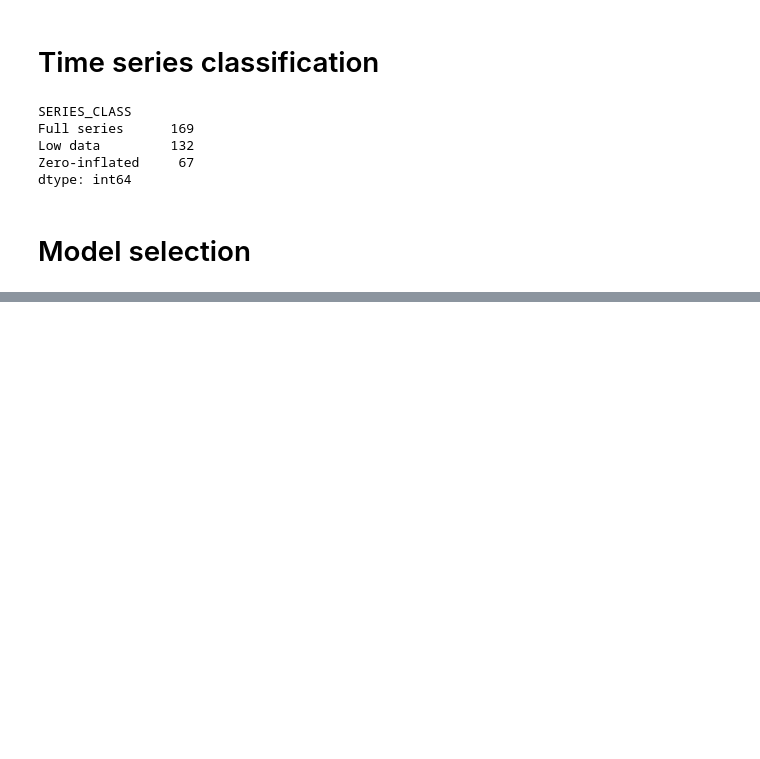
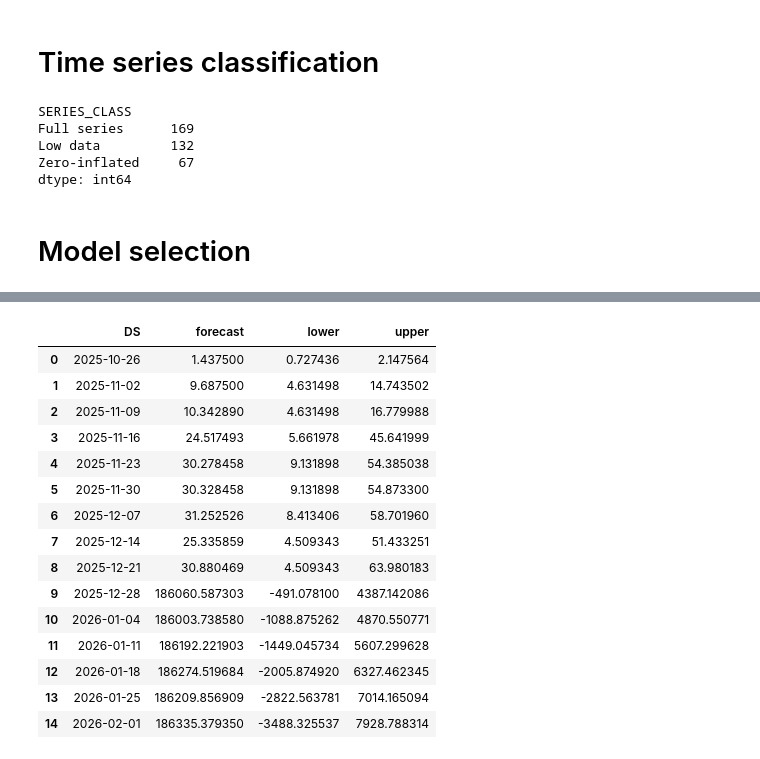
Before and after one commit to paulohubert/MeLiPH, a Jupyter notebook: PruebaTecnica.ipynb, the cells around one changed output, grey strips where cells are left out. Saved outputs shown, nothing was run; the diff lists cells and outputs as text; code cells hidden in the pictures; blank space fills up the shorter version.

```diff
--- a/PruebaTecnica.ipynb
+++ b/PruebaTecnica.ipynb
@@ -227,0 +260,13 @@ NameError: name 'backtest_full_series' is not defined
+# %%
+# Selection setup
+# error_type: "point" or "interval"
+error_type = "point"
+
+# Point metrics: MAE, RMSE, MAPE, MASE
+# Interval metric: CI_COVERAGE
+selected_metric = "MAE"
+
+# Direction of optimization for the selected metric:
+# - point errors -> minimize
+# - CI coverage -> maximize
+optimize = "min" if error_type == "point" else "max"
@@ -227,0 +520,19 @@ NameError: name 'backtest_full_series' is not defined
+# %%
+aggregate_6w_forecast_df
+# %% [output]
+|  | DS | forecast | lower | upper |
+| 0 | 2025-10-26 | 1.437500 | 0.727436 | 2.147564 |
+| 1 | 2025-11-02 | 9.687500 | 4.631498 | 14.743502 |
+| 2 | 2025-11-09 | 10.342890 | 4.631498 | 16.779988 |
+| 3 | 2025-11-16 | 24.517493 | 5.661978 | 45.641999 |
+| 4 | 2025-11-23 | 30.278458 | 9.131898 | 54.385038 |
+| 5 | 2025-11-30 | 30.328458 | 9.131898 | 54.873300 |
+| 6 | 2025-12-07 | 31.252526 | 8.413406 | 58.701960 |
+| 7 | 2025-12-14 | 25.335859 | 4.509343 | 51.433251 |
+| 8 | 2025-12-21 | 30.880469 | 4.509343 | 63.980183 |
+| 9 | 2025-12-28 | 186060.587303 | -491.078100 | 4387.142086 |
+| 10 | 2026-01-04 | 186003.738580 | -1088.875262 | 4870.550771 |
+| 11 | 2026-01-11 | 186192.221903 | -1449.045734 | 5607.299628 |
+| 12 | 2026-01-18 | 186274.519684 | -2005.874920 | 6327.462345 |
+| 13 | 2026-01-25 | 186209.856909 | -2822.563781 | 7014.165094 |
+| 14 | 2026-02-01 | 186335.379350 | -3488.325537 | 7928.788314 |
```
Also changed, not shown: parts of 13 cells of this notebook, 9 other files.
